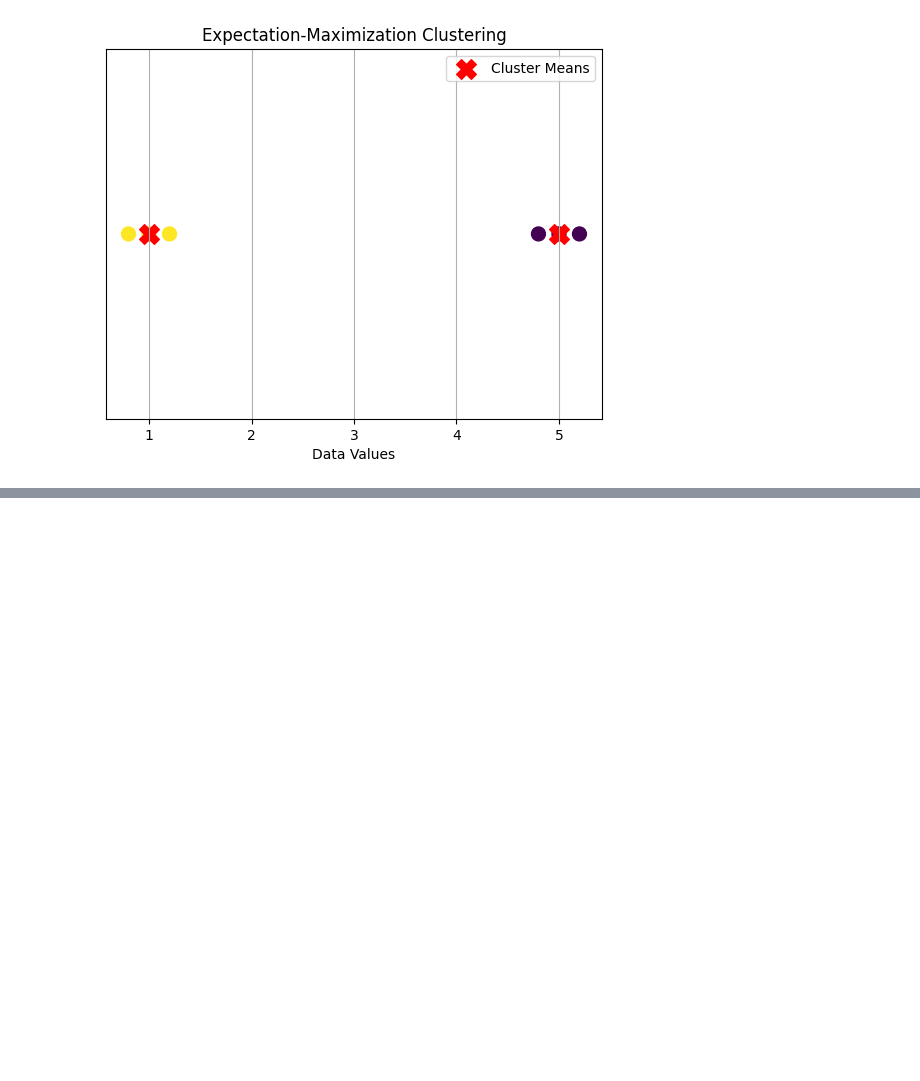
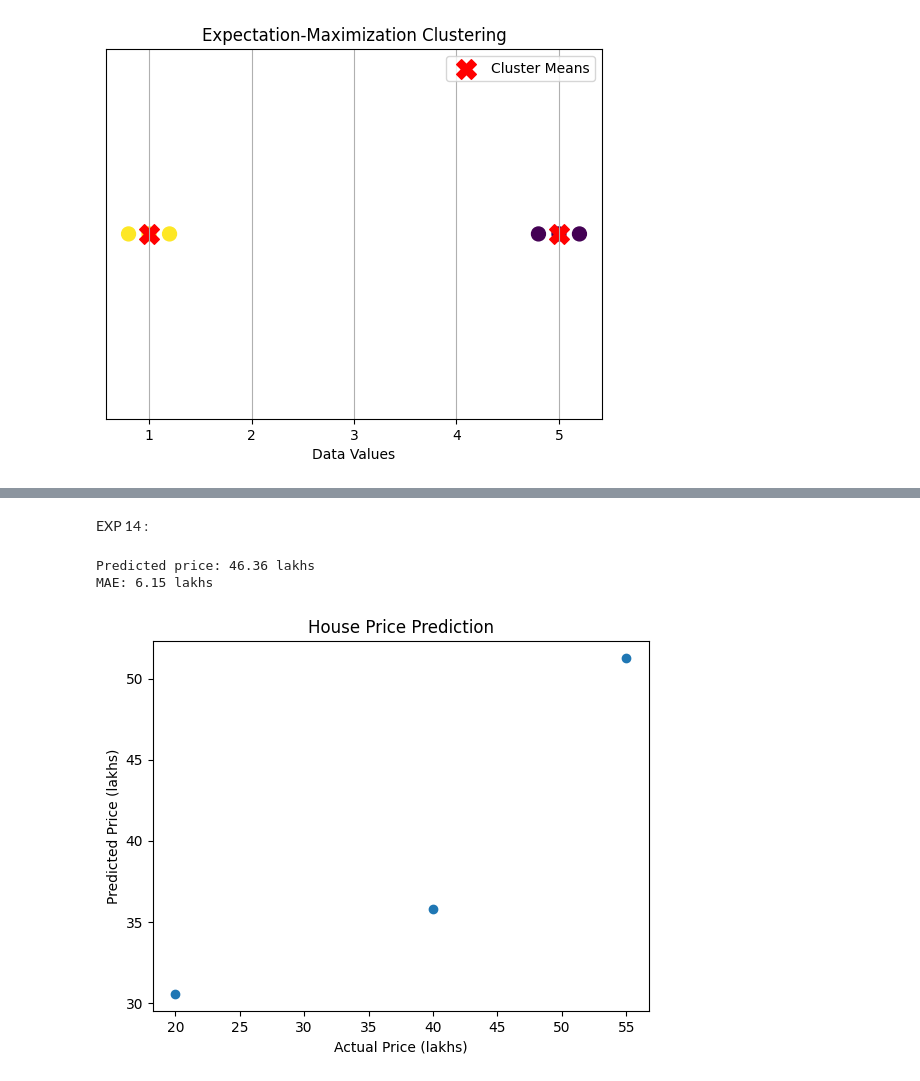
Before and after one commit to thrka33/ITA0604-ML, a Jupyter notebook: ML_lab.ipynb, the cells around one changed output, grey strips where cells are left out. Saved outputs shown, nothing was run; the diff lists cells and outputs as text; code cells hidden in the pictures; blank space fills up the shorter version.

```diff
--- a/ML_lab.ipynb
+++ b/ML_lab.ipynb
@@ -403,0 +501,36 @@ Cluster means: [5. 1.]
+# %% [markdown]
+EXP 14 :
+# %%
+import pandas as pd
+import matplotlib.pyplot as plt
+from sklearn.ensemble import RandomForestRegressor
+from sklearn.model_selection import train_test_split
+from sklearn.metrics import mean_absolute_error
+
+df = pd.DataFrame({
+    'Area':[600,800,1000,1200,1400,1600,1800,2000,900,1500,1100,1900],
+    'Bedrooms':[1,2,2,3,3,3,4,4,2,3,2,4],
+    'Price':[20,28,35,45,50,58,68,75,32,55,40,72]
+})
+
+X = df[['Area','Bedrooms']]
+y = df['Price']
+Xtr, Xte, ytr, yte = train_test_split(
+    X, y, test_size=0.25, random_state=42)
+
+model = RandomForestRegressor(random_state=42).fit(Xtr, ytr)
+pred = model.predict(Xte)
+
+print("Predicted price:", round(model.predict([[1300, 3]])[0], 2),
+      "lakhs")
+print("MAE:", round(mean_absolute_error(yte, pred), 2), "lakhs")
+
+plt.scatter(yte, pred)
+plt.xlabel("Actual Price (lakhs)")
+plt.ylabel("Predicted Price (lakhs)")
+plt.title("House Price Prediction")
+plt.show()
+# %% [output]
+Predicted price: 46.36 lakhs
+MAE: 6.15 lakhs
+[figure, added]
```
Also changed, not shown: parts of 19 cells of this notebook.
